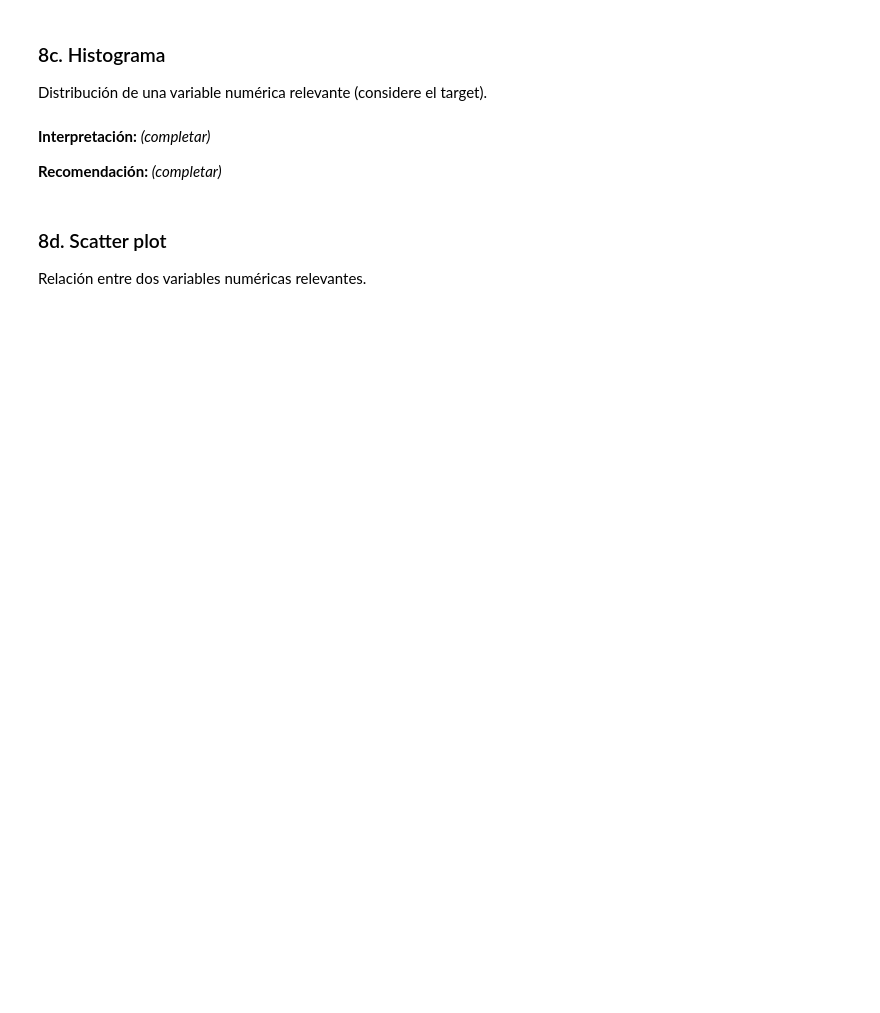
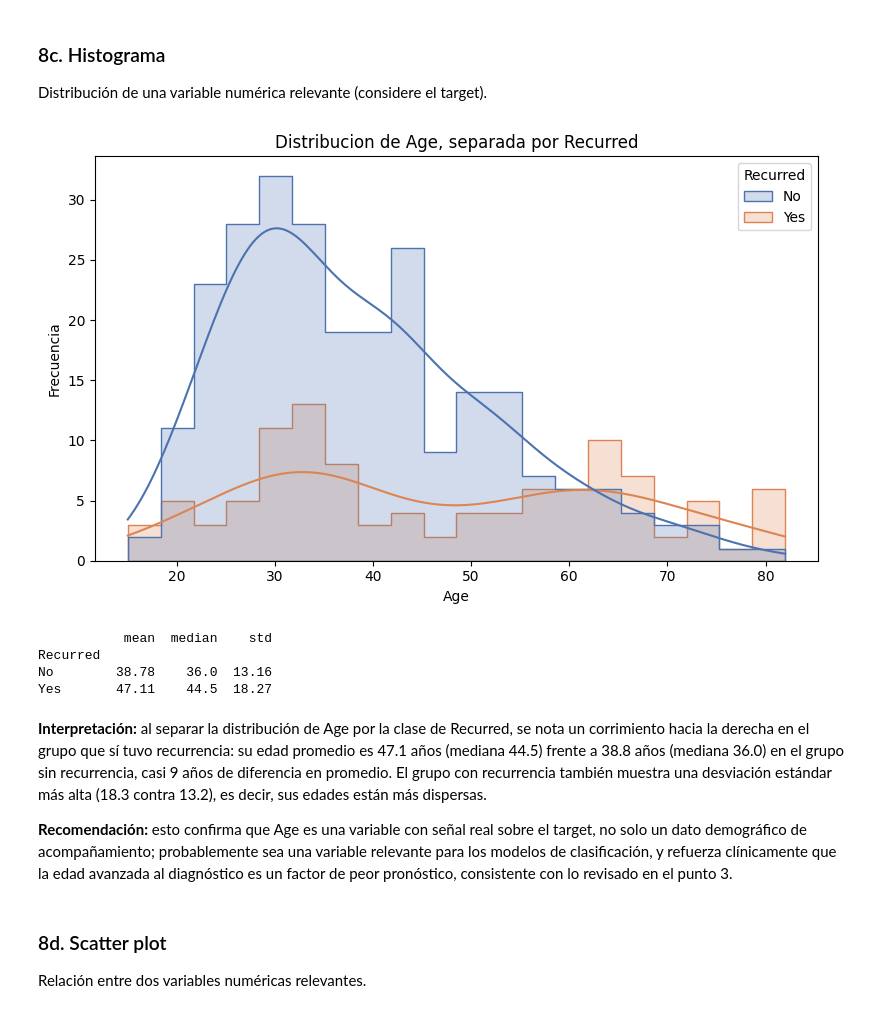
Before and after one commit to Jjes07/FundamentosML-Workshop2, a Jupyter notebook: Clasificación.ipynb, the cells around one changed output. Drawn from its saved outputs; the diff is of its cells as text; code cells hidden in the pictures; blank space fills up the shorter version.

Commit message:
Fase 1 y 2 de Clasificación completados

```diff
--- a/Clasificación.ipynb
+++ b/Clasificación.ipynb
@@ -148,10 +482,27 @@ Proporción de una variable categórica binaria o con pocas categorías.
 ### 8c. Histograma
 
 Distribución de una variable numérica relevante (considere el target).
+# %%
+plt.figure(figsize=(8,5))
+sns.histplot(data=df, x='Age', hue='Recurred', bins=20, kde=True,
+             palette={'No': '#4C72B0', 'Yes': '#DD8452'}, element='step')
+plt.title('Distribucion de Age, separada por Recurred')
+plt.xlabel('Age')
+plt.ylabel('Frecuencia')
+plt.tight_layout()
+plt.show()
+
+print(df.groupby('Recurred')['Age'].agg(['mean', 'median', 'std']).round(2))
+# %% [output]
+[figure, added]
+           mean  median    std
+Recurred
+No        38.78    36.0  13.16
+Yes       47.11    44.5  18.27
 # %% [markdown]
-**Interpretación:** *(completar)*
+**Interpretación:** al separar la distribución de Age por la clase de Recurred, se nota un corrimiento hacia la derecha en el grupo que sí tuvo recurrencia: su edad promedio es 47.1 años (mediana 44.5) frente a 38.8 años (mediana 36.0) en el grupo sin recurrencia, casi 9 años de diferencia en promedio. El grupo con recurrencia también muestra una desviación estándar más alta (18.3 contra 13.2), es decir, sus edades están más dispersas.
 
-**Recomendación:** *(completar)*
+**Recomendación:** esto confirma que Age es una variable con señal real sobre el target, no solo un dato demográfico de acompañamiento; probablemente sea una variable relevante para los modelos de clasificación, y refuerza clínicamente que la edad avanzada al diagnóstico es un factor de peor pronóstico, consistente con lo revisado en el punto 3.
 # %% [markdown]
 ### 8d. Scatter plot
 
```
Also changed, not shown: parts of 60 cells of this notebook.
